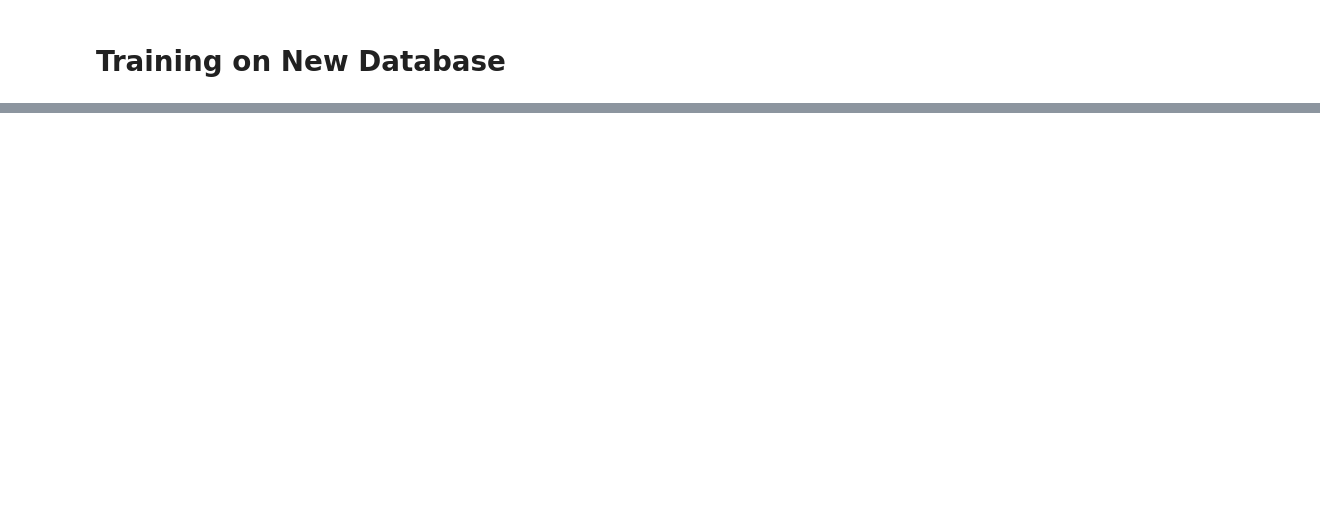
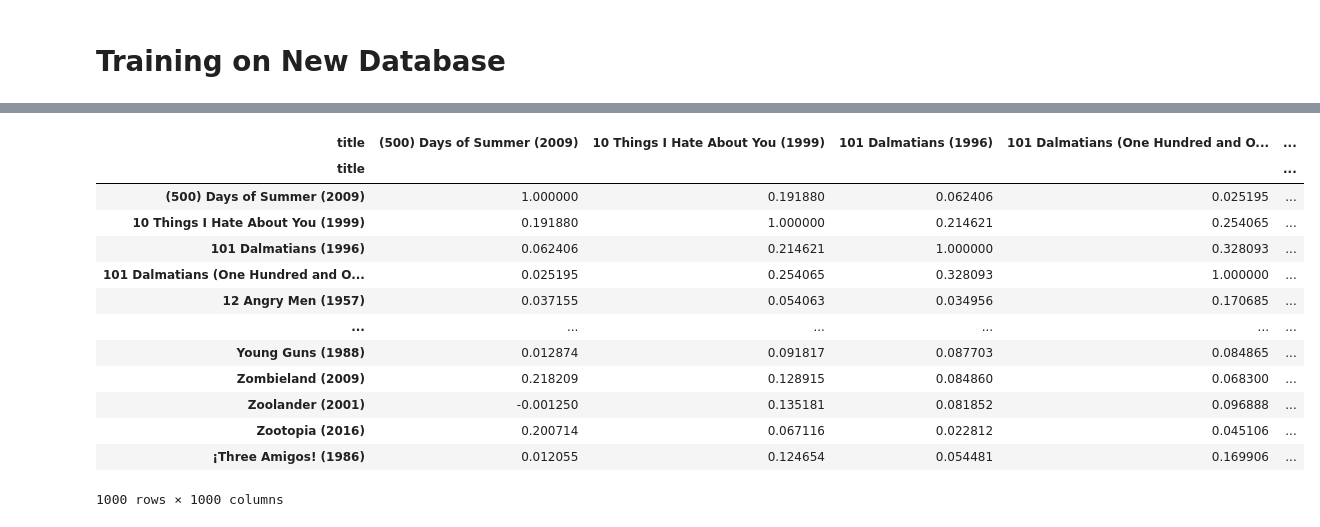
Before and after one commit to joaquim-oliveira-neto/rogue, a Jupyter notebook: notebooks/berns-model-collaborative.ipynb, the cells around one changed output, grey strips where cells are left out. Drawn from its saved outputs; the diff is of its cells as text; code cells hidden in the pictures; blank space fills up the shorter version.

```diff
--- a/notebooks/berns-model-collaborative.ipynb
+++ b/notebooks/berns-model-collaborative.ipynb
@@ -749,4 +793,5 @@ ratings_top_users_top
 # %%
 df = ratings_top_users_top.pivot(index='userId', columns='title', values='rating')
-df
+df = df.fillna(0)
+df.head()
 # %% [output]
@@ -765,0 +809,8 @@ ratings_pivot.head()
+# %%
+def standardize(row):
+    new_row = (row - row.mean()) / (row.max() - row.min())
+    return new_row
+
+
+ratings_std = df.apply(standardize)
+ratings_std.head()
@@ -765,0 +826,5 @@ ratings_pivot.head()
+# %%
+from sklearn.metrics.pairwise import cosine_similarity
+
+item_similarity = cosine_similarity(ratings_std.T)
+print(item_similarity)
@@ -765,0 +845,18 @@ ratings_pivot.head()
+# %%
+item_similarity_df = pd.DataFrame(item_similarity, index=df.columns, columns=df.columns)
+item_similarity_df
+# %% [output]
+| title | (500) Days of Summer (2009) | 10 Things I Hate About You (1999) | 101 Dalmatians (1996) | 101 Dalmatians (One Hundred and O... | ... |
+| title |  |  |  |  | ... |
+| (500) Days of Summer (2009) | 1.000000 | 0.191880 | 0.062406 | 0.025195 | ... |
+| 10 Things I Hate About You (1999) | 0.191880 | 1.000000 | 0.214621 | 0.254065 | ... |
+| 101 Dalmatians (1996) | 0.062406 | 0.214621 | 1.000000 | 0.328093 | ... |
+| 101 Dalmatians (One Hundred and O... | 0.025195 | 0.254065 | 0.328093 | 1.000000 | ... |
+| 12 Angry Men (1957) | 0.037155 | 0.054063 | 0.034956 | 0.170685 | ... |
+| ... | ... | ... | ... | ... | ... |
+| Young Guns (1988) | 0.012874 | 0.091817 | 0.087703 | 0.084865 | ... |
+| Zombieland (2009) | 0.218209 | 0.128915 | 0.084860 | 0.068300 | ... |
+| Zoolander (2001) | -0.001250 | 0.135181 | 0.081852 | 0.096888 | ... |
+| Zootopia (2016) | 0.200714 | 0.067116 | 0.022812 | 0.045106 | ... |
+| ¡Three Amigos! (1986) | 0.012055 | 0.124654 | 0.054481 | 0.169906 | ... |
+1000 rows × 1000 columns
```
Also changed, not shown: parts of 20 cells of this notebook.
